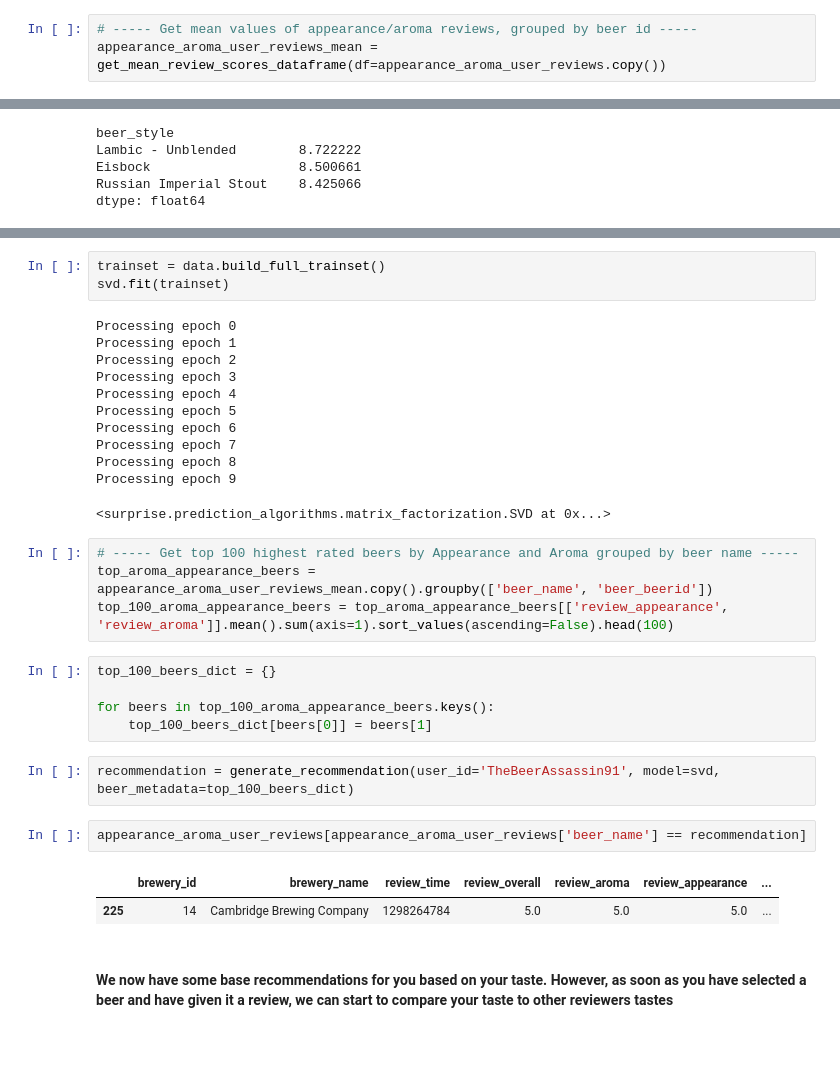
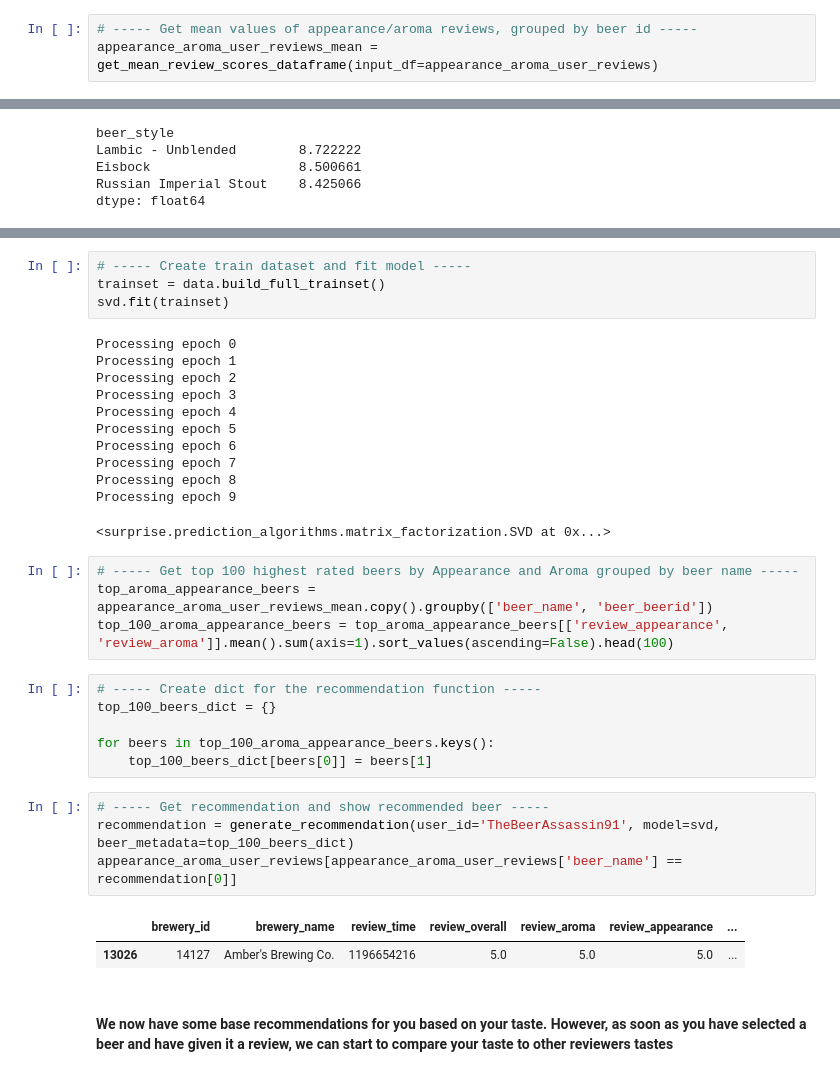
Before and after one commit to thomasblichfeldt/toogoodtogo_demo, a Jupyter notebook: best_beer.ipynb, the cells around one changed output, grey strips where cells are left out. Saved outputs shown, nothing was run; the diff lists cells and outputs as text; blank space fills up the shorter version.

```diff
--- a/best_beer.ipynb
+++ b/best_beer.ipynb
@@ -228,7 +228,7 @@ plt.show()
 [figure]
 # %%
 # ----- Get mean values of appearance/aroma reviews, grouped by beer id -----
-appearance_aroma_user_reviews_mean = get_mean_review_scores_dataframe(df=appearance_aroma_user_reviews.copy())
+appearance_aroma_user_reviews_mean = get_mean_review_scores_dataframe(input_df=appearance_aroma_user_reviews)
 # %%
 # ----- Get the highest sum of Appearance and Aroma grouped by beer style -----
 beer_type_group_2 = appearance_aroma_user_reviews_mean.copy().groupby('beer_style')
@@ -295,4 +304,5 @@ Test time         0.09    0.08    0.10    0.09    0.01
 # %%
+# ----- Create train dataset and fit model -----
 trainset = data.build_full_trainset()
 svd.fit(trainset)
 # %% [output]
@@ -312,16 +322,17 @@ Processing epoch 9
 top_aroma_appearance_beers = appearance_aroma_user_reviews_mean.copy().groupby(['beer_name', 'beer_beerid'])
 top_100_aroma_appearance_beers = top_aroma_appearance_beers[['review_appearance', 'review_aroma']].mean().sum(axis=1).sort_values(ascending=False).head(100)
 # %%
+# ----- Create dict for the recommendation function -----
 top_100_beers_dict = {}
 
 for beers in top_100_aroma_appearance_beers.keys():
     top_100_beers_dict[beers[0]] = beers[1]
 # %%
+# ----- Get recommendation and show recommended beer -----
 recommendation = generate_recommendation(user_id='TheBeerAssassin91', model=svd, beer_metadata=top_100_beers_dict)
+appearance_aroma_user_reviews[appearance_aroma_user_reviews['beer_name'] == recommendation[0]]
+# %% [output]
+|  | brewery_id | brewery_name | review_time | review_overall | review_aroma | review_appearance | ... |
+| 13026 | 14127 | Amber's Brewing Co. | 1196654216 | 5.0 | 5.0 | 5.0 | ... |
-# %%
-appearance_aroma_user_reviews[appearance_aroma_user_reviews['beer_name'] == recommendation]
-# %% [output]
-|  | brewery_id | brewery_name | review_time | review_overall | review_aroma | review_appearance | ... |
-| 225 | 14 | Cambridge Brewing Company | 1298264784 | 5.0 | 5.0 | 5.0 | ... |
 # %% [markdown]
 #### We now have some base recommendations for you based on your taste. However, as soon as you have selected a beer and have given it a review, we can start to compare your taste to other reviewers tastes
```
Also changed, not shown: parts of 27 cells of this notebook, 3 other files.
